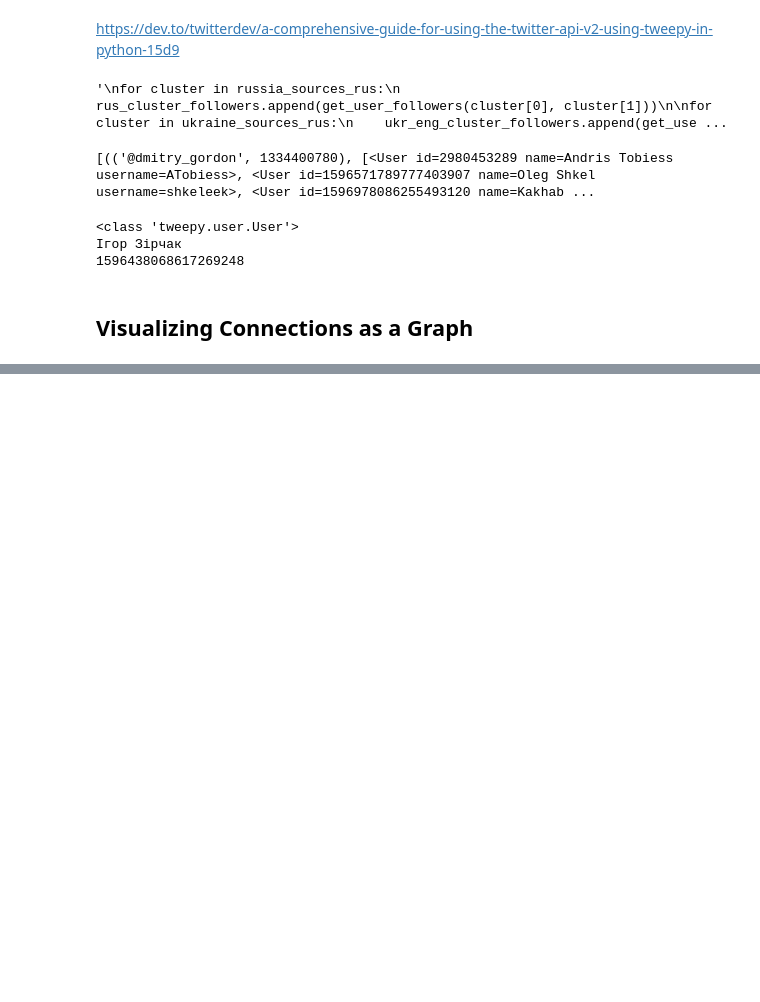
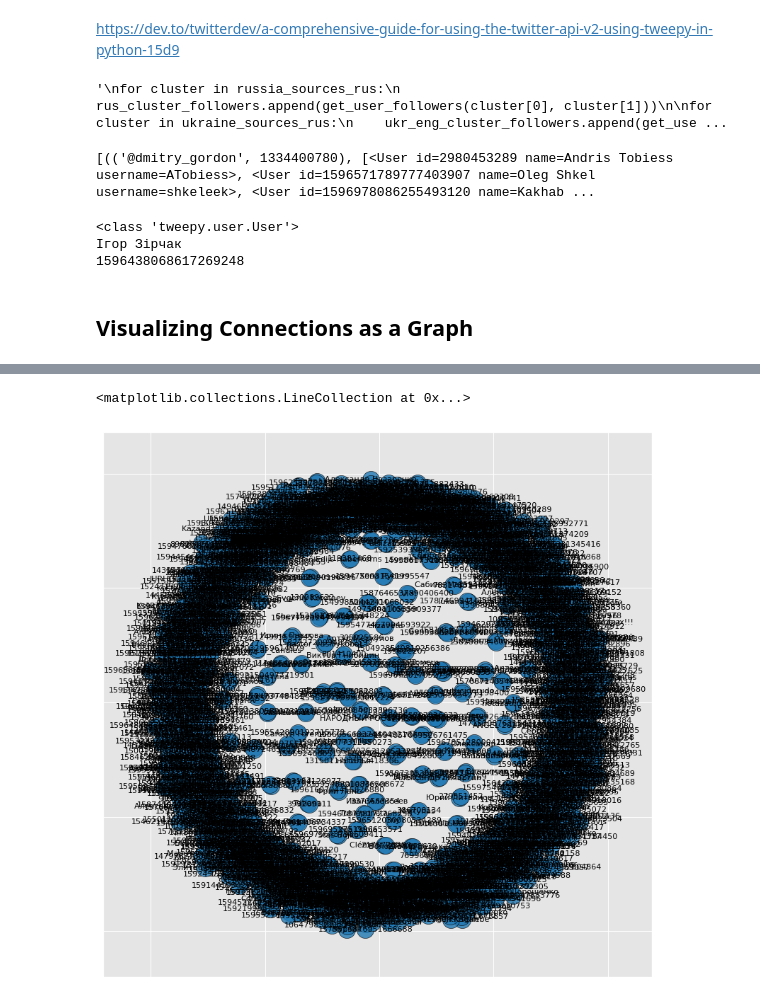
Before and after one commit to Denisfench/confirmation-bias-vis, a Jupyter notebook: confirmation_bias_vis.ipynb, the cells around one changed output, grey strips where cells are left out. Saved outputs shown, nothing was run; the diff lists cells and outputs as text; code cells hidden in the pictures; blank space fills up the shorter version.

Commit message:
adding draft of graph visualization

```diff
--- a/confirmation_bias_vis.ipynb
+++ b/confirmation_bias_vis.ipynb
@@ -223,0 +243,17 @@ clusters_to_files(ukr_eng_cluster)
+# %%
+G = nx.from_pandas_edgelist(ukr_eng_cluster[('@dmitry_gordon',
+  1334400780)], 'username', 'user_id')
+pos = nx.spring_layout(G)
+# %%
+import matplotlib.pyplot as plt
+
+f, ax = plt.subplots(figsize=(10, 10))
+plt.style.use('ggplot')
+nodes = nx.draw_networkx_nodes(G, pos,
+                               alpha=0.8)
+nodes.set_edgecolor('k')
+nx.draw_networkx_labels(G, pos, font_size=8)
+nx.draw_networkx_edges(G, pos, width=1.0, alpha=0.2)
+# %% [output]
+<matplotlib.collections.LineCollection at 0x...>
+[figure, added]
```
Also changed, not shown: parts of 2 cells of this notebook, 2 other files.
